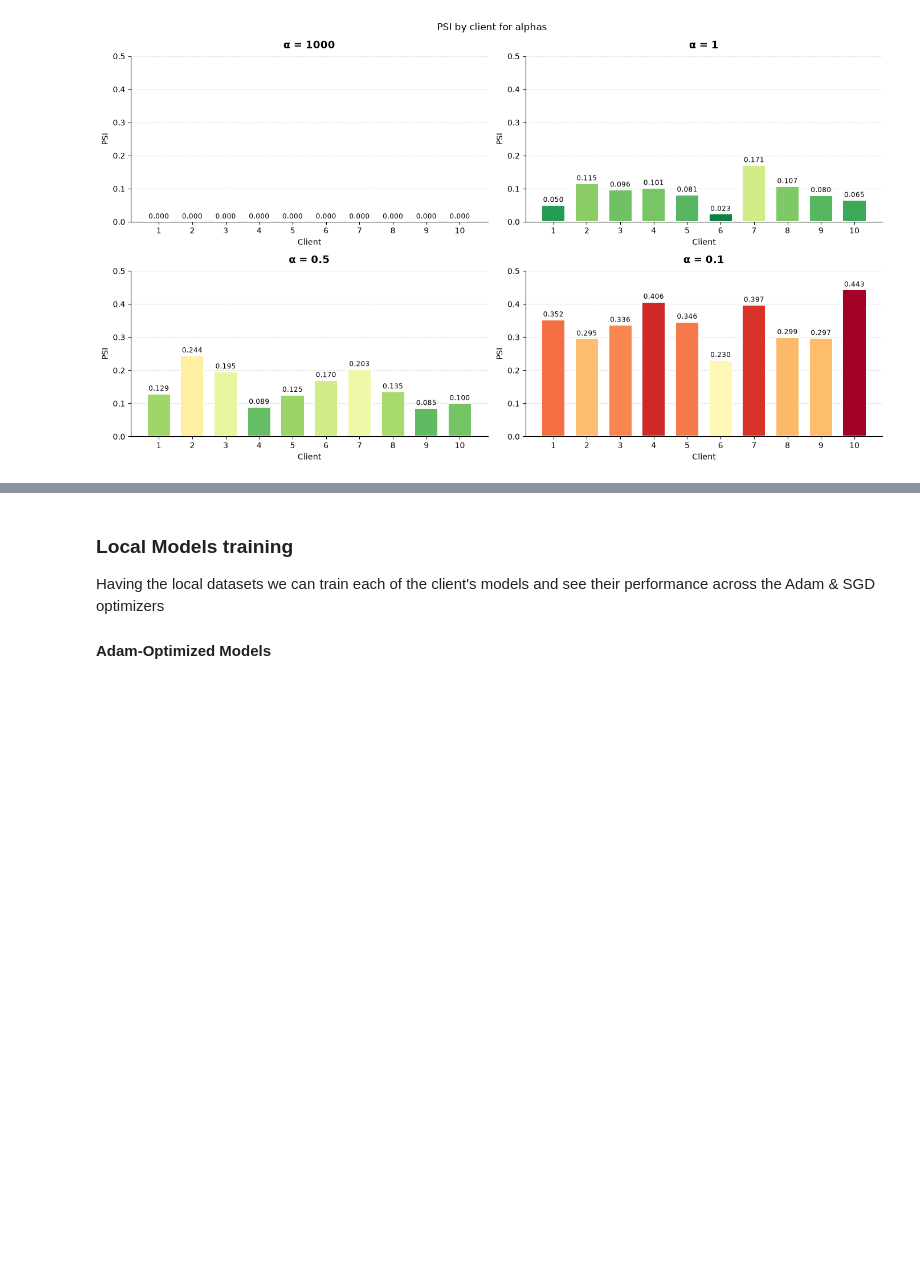
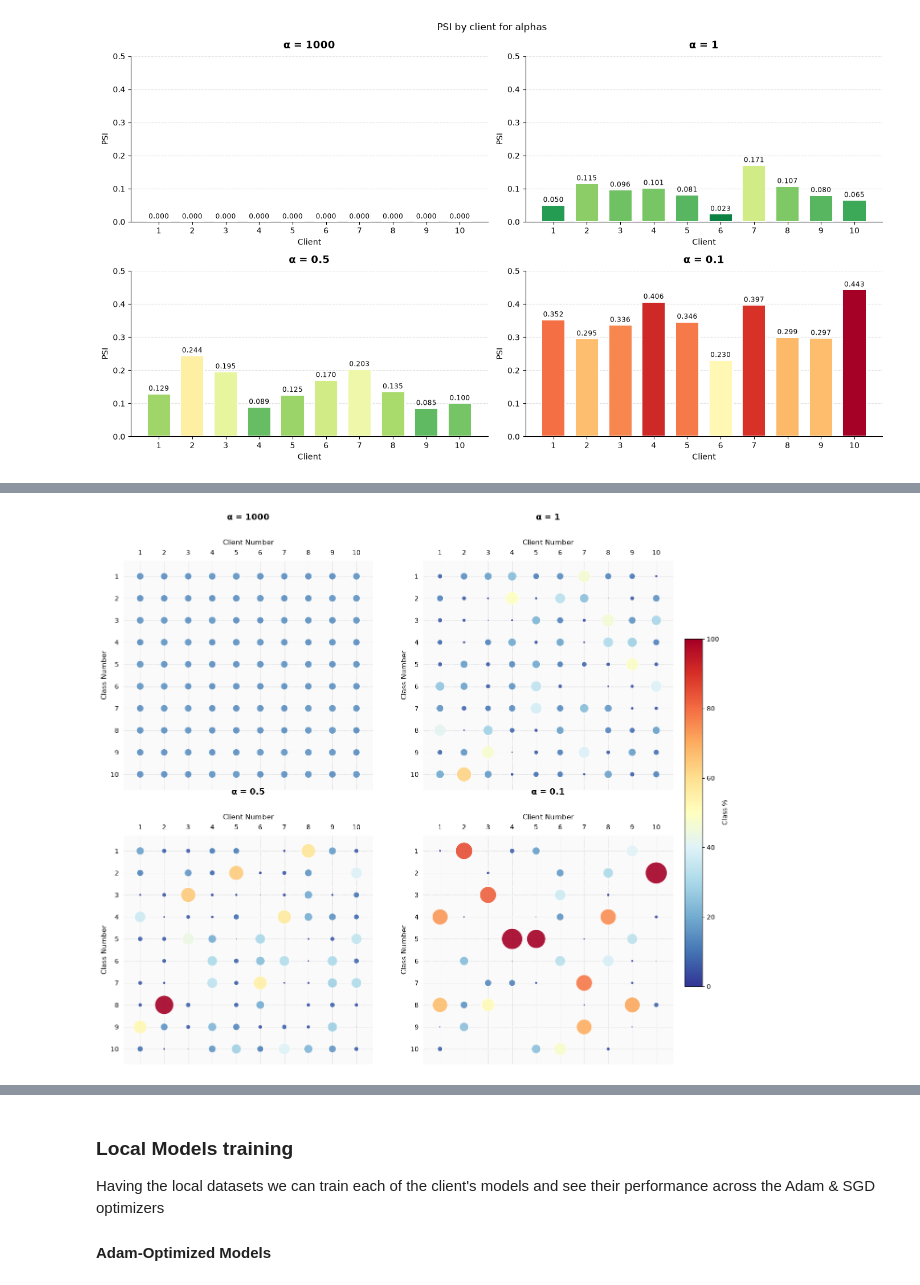
Before and after one commit to lautaorsi/Federated-Learning, a Jupyter notebook: project.ipynb, the cells around one changed output, grey strips where cells are left out. Cells and saved outputs as stored; diff of their text form; code cells hidden in the pictures; blank space fills up the shorter version.

```diff
--- a/project.ipynb
+++ b/project.ipynb
@@ -598,7 +598,7 @@ fig, axs = plt.subplots(2, 2, figsize=(14, 8))
 cmap = plt.get_cmap('RdYlGn_r')
 
 all_emd_results = {
-    alpha: [EMD(client_class_distribution[j][alpha], baseline, 10) for j in range(K)]
+    alpha: [EMD(client_class_distribution[alpha][j], baseline, 10) for j in range(K)]
     for alpha in alphas_class_distributions
 }
 global_max = max(v for results in all_emd_results.values() for v in results)
@@ -609,7 +609,7 @@ for i, (alpha, p) in enumerate(alphas_class_distributions.items()):
     row, col = i // 2, i % 2
     ax = axs[row, col]
 
-    emd_results = [EMD(client_class_distribution[j][alpha], baseline, 10) for j in range(K)]
+    emd_results = [EMD(client_class_distribution[alpha][j], baseline, 10) for j in range(K)]
 
     colors = [cmap(norm(v)) for v in emd_results]
 
@@ -661,23 +661,11 @@ fig, axs = plt.subplots(2, 2, figsize=(14, 8))
 cmap = plt.get_cmap('RdYlGn_r')
 
 all_jsd_results = {
-    alpha: [JSD(client_class_distribution[j][alpha], baseline) for j in range(K)]
+    alpha: [JSD(client_class_distribution[alpha][j], baseline) for j in range(K)]
     for alpha in alphas_class_distributions
 }
 global_max = max(v for results in all_jsd_results.values() for v in results)
 norm = mcolors.Normalize(vmin=0, vmax=global_max)
-
-client_class_distribution = {}
-
-def normalize(counts):
-    total = sum(counts)
-    return [c / total for c in counts] if total else [0.0] * len(counts)
-
-client_class_distribution = {
-    i: {alpha: normalize(alpha_client_class_counts[alpha][i]) for alpha in alphas_class_distributions}
-    for i in range(K)
-}
-
 
 for i, (alpha, p) in enumerate(alphas_class_distributions.items()):
     row, col = i // 2, i % 2
@@ -729,7 +717,7 @@ fig, axs = plt.subplots(2, 2, figsize=(14, 8))
 cmap = plt.get_cmap('RdYlGn_r')
 
 all_psi_results = {
-    alpha: [JSD(client_class_distribution[j][alpha], baseline) for j in range(K)]
+    alpha: [JSD(client_class_distribution[alpha][j], baseline) for j in range(K)]
     for alpha in alphas_class_distributions
 }
 
@@ -765,0 +758,67 @@ plt.show()
+# %%
+fig, axs = plt.subplots(2, 2, figsize=(16, 14))
+
+cmap = plt.get_cmap('RdYlBu_r')
+norm = mcolors.Normalize(vmin=0, vmax=100)
+
+for i, alpha in enumerate(client_class_distribution.keys()):
+    row, col = i // 2, i % 2
+    ax = axs[row, col]
+
+    alpha_client_class_distributions = client_class_distribution[alpha]
+
+    data = {
+        (class_num, client_num): alpha_client_class_distributions[client_num - 1][class_num - 1]
+        for class_num in range(1, 11)
+        for client_num in range(1, 11)
+    }
+
+    x_clients = [key[1] for key in data.keys()]
+    y_classes = [key[0] for key in data.keys()]
+    scalars   = [v * 150 for v in data.values()]
+
+    sizes = [s * 8 for s in scalars]
+
+    ax.set_facecolor('#fafafa')
+    ax.grid(True, linestyle='--', linewidth=0.6, color='#ddd', zorder=0)
+
+    sc = ax.scatter(
+        x_clients,
+        y_classes,
+        s=sizes,
+        c=scalars,
+        cmap=cmap,
+        norm=norm,
+        alpha=0.9,
+        edgecolors='white',
+        linewidths=0.8,
+        zorder=3
+    )
+
+    ticks = list(range(1, 11))
+    ax.set_xticks(ticks)
+    ax.set_yticks(ticks)
+    ax.set_xlabel('Client Number', fontsize=11, labelpad=8)
+    ax.set_ylabel('Class Number', fontsize=11)
+
+    ax.xaxis.tick_top()
+    ax.xaxis.set_label_position('top')
+    ax.invert_yaxis()
+
+    ax.tick_params(top=False, bottom=False, left=False, right=False)
+    for spine in ax.spines.values():
+        spine.set_visible(False)
+
+    ax.set_xlim(0.3, 10.7)
+    ax.set_ylim(10.7, 0.3)
+
+    ax.set_title(f'α = {alpha}', fontsize=13, fontweight='bold', pad=30)
+
+sm = plt.cm.ScalarMappable(cmap=cmap, norm=norm)
+sm.set_array([])
+cbar = fig.colorbar(sm, ax=axs, fraction=0.03, pad=0.02)
+cbar.set_label('Class %', fontsize=10)
+
+plt.show()
+# %% [output]
+[figure, added]
```
Also changed, not shown: parts of 6 cells of this notebook.
